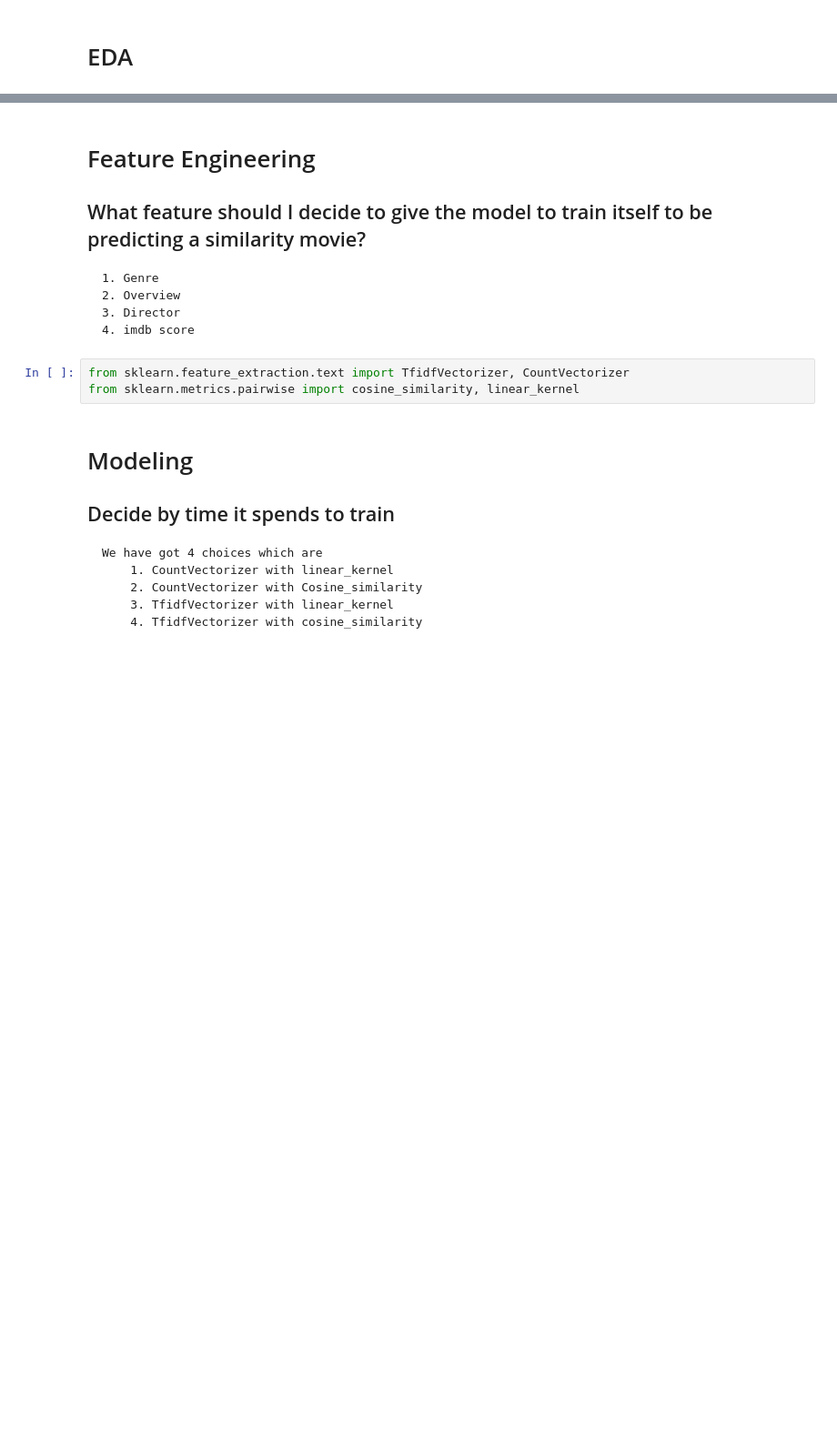
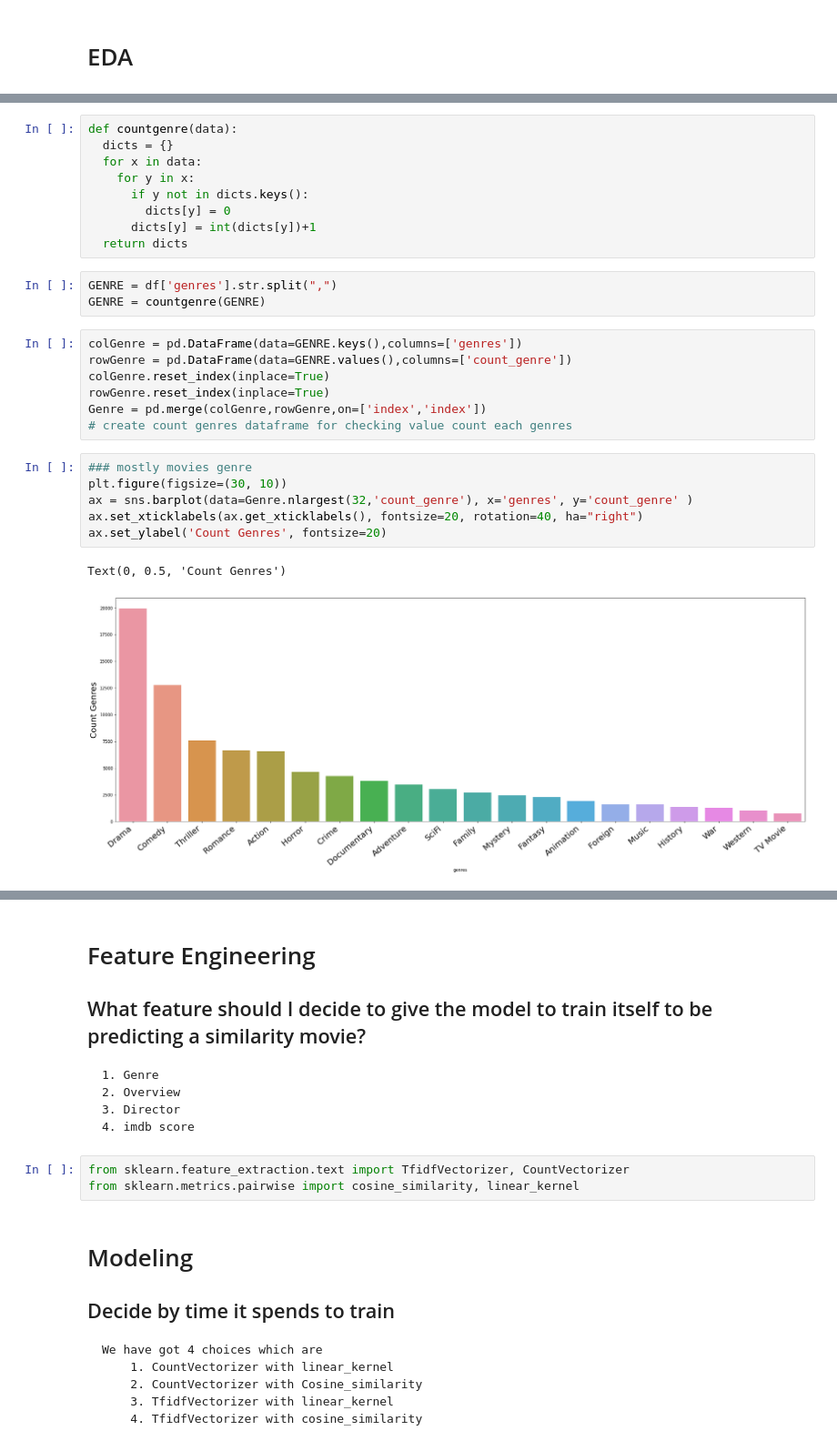
Before and after one commit to salenewOrld/netflix-movies-suggestion, a Jupyter notebook: Final/Untitled3.ipynb, the cells around one changed output, grey strips where cells are left out. Shown at 91% size. Cells and saved outputs as stored; diff of their text form; blank space fills up the shorter version.

```diff
--- a/Final/Untitled3.ipynb
+++ b/Final/Untitled3.ipynb
@@ -420,0 +434,28 @@ Name: genres, Length: 42069, dtype: object
+# %%
+def countgenre(data):
+  dicts = {}
+  for x in data:
+    for y in x:
+      if y not in dicts.keys():
+        dicts[y] = 0
+      dicts[y] = int(dicts[y])+1
+  return dicts
+# %%
+GENRE = df['genres'].str.split(",")
+GENRE = countgenre(GENRE)
+# %%
+colGenre = pd.DataFrame(data=GENRE.keys(),columns=['genres'])
+rowGenre = pd.DataFrame(data=GENRE.values(),columns=['count_genre'])
+colGenre.reset_index(inplace=True)
+rowGenre.reset_index(inplace=True)
+Genre = pd.merge(colGenre,rowGenre,on=['index','index'])
+# create count genres dataframe for checking value count each genres
+# %%
+### mostly movies genre
+plt.figure(figsize=(30, 10))
+ax = sns.barplot(data=Genre.nlargest(32,'count_genre'), x='genres', y='count_genre' )
+ax.set_xticklabels(ax.get_xticklabels(), fontsize=20, rotation=40, ha="right")
+ax.set_ylabel('Count Genres', fontsize=20)
+# %% [output]
+Text(0, 0.5, 'Count Genres')
+[figure, added]
```
Also changed, not shown: parts of 7 cells of this notebook.
